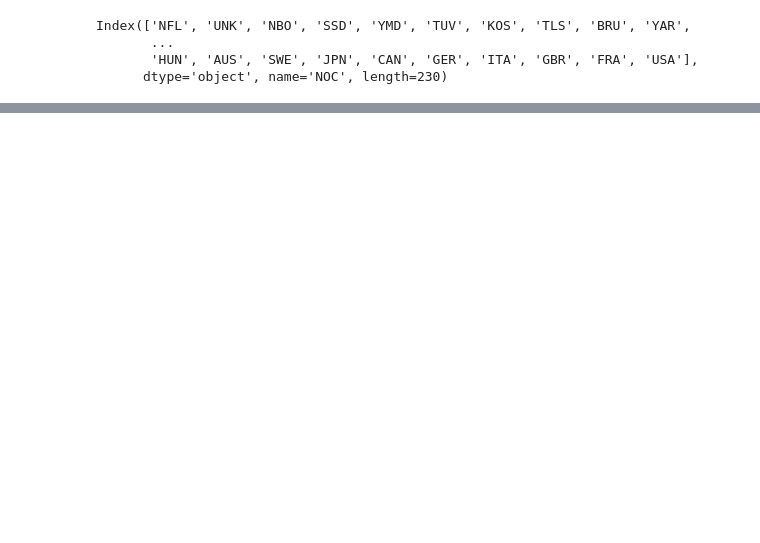
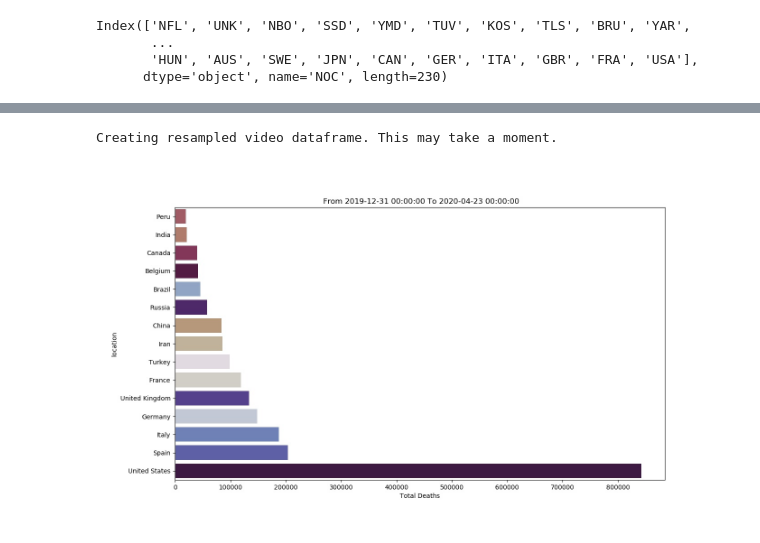
Before and after one commit to lewis-morris/progplot, a Jupyter notebook: Untitled.ipynb, the cells around one changed output, grey strips where cells are left out. Drawn from its saved outputs; the diff is of its cells as text; code cells hidden in the pictures; blank space fills up the shorter version.

```diff
--- a/Untitled.ipynb
+++ b/Untitled.ipynb
@@ -68,0 +206,4 @@ TypeError: float() argument must be a string or a number, not 'Timestamp'
+# %%
+df = df[["location","date","new_cases"]]
+new_df = df[df["location"].isin(["International","World"])==False]
+new_df
@@ -68,0 +226,4 @@ TypeError: float() argument must be a string or a number, not 'Timestamp'
+# %%
+bw = BarWriter(new_df)
+# %%
+bw.set_data("location", "date", "new_cases", resample="1d")
@@ -68,0 +240,8 @@ TypeError: float() argument must be a string or a number, not 'Timestamp'
+# %%
+bw.set_display_settings(use_top_x=15,display_top_x=15,time_in_seconds=30,palette="twilight_shifted",fps=50,x_label="Total Deaths", file_name="covid1.webm")
+# %% [output]
+Creating resampled video dataframe. This may take a moment.
+# %%
+bw.test_chart()
+# %% [output]
+[figure, added]
```
Also changed, not shown: parts of 40 cells of this notebook, 5 other files.
